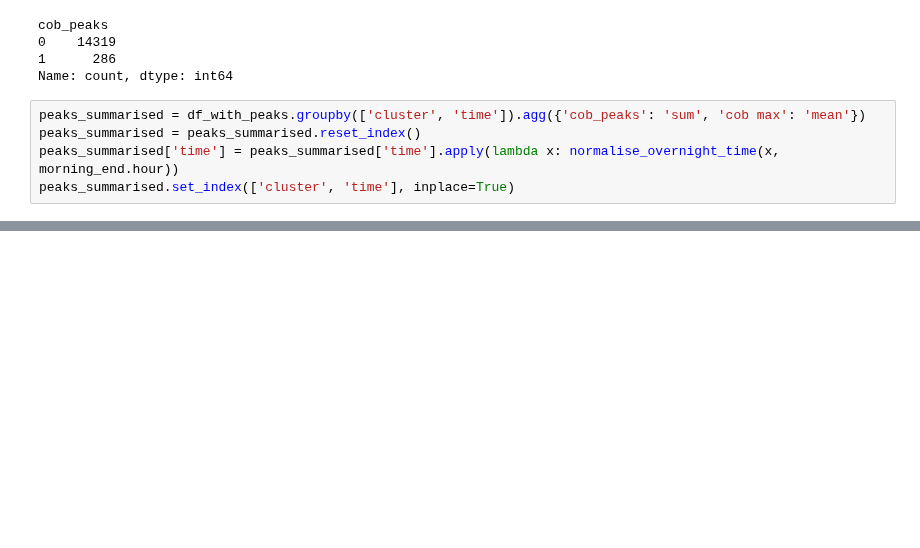
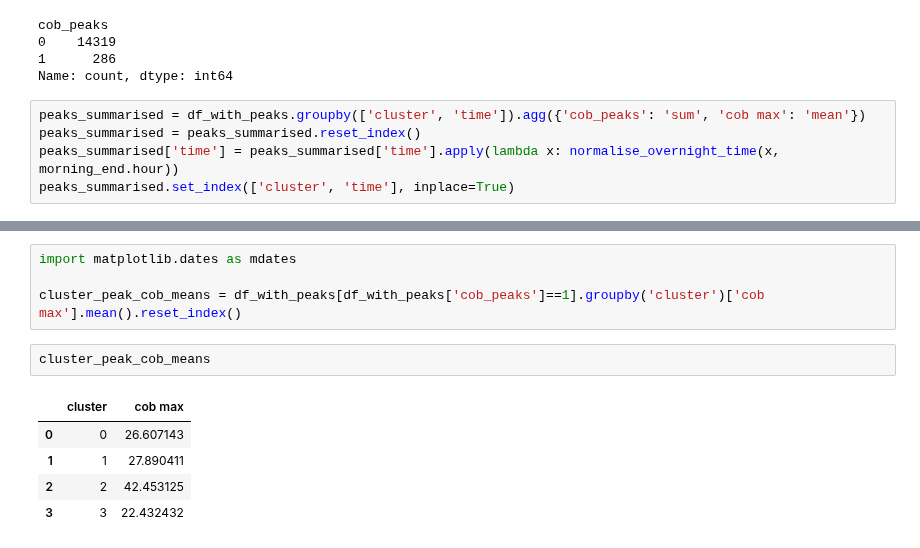
Before and after one commit to rdbrist/masters_project, a Jupyter notebook: notebooks/2.03e-rd-analysis-of-cob-peaks-overnight.ipynb, the cells around one changed output, grey strips where cells are left out. Cells and saved outputs as stored; diff of their text form; blank space fills up the shorter version.

```diff
--- a/notebooks/2.03e-rd-analysis-of-cob-peaks-overnight.ipynb
+++ b/notebooks/2.03e-rd-analysis-of-cob-peaks-overnight.ipynb
@@ -161 +54,13 @@ plt.show()
+# %%
+import matplotlib.dates as mdates
+
+cluster_peak_cob_means = df_with_peaks[df_with_peaks['cob_peaks']==1].groupby('cluster')['cob max'].mean().reset_index()
+# %%
+cluster_peak_cob_means
+# %% [output]
+|  | cluster | cob max |
+| 0 | 0 | 26.607143 |
+| 1 | 1 | 27.890411 |
+| 2 | 2 | 42.453125 |
+| 3 | 3 | 22.432432 |
 # %%
```
Also changed, not shown: parts of 6 cells of this notebook, 3 other files.
